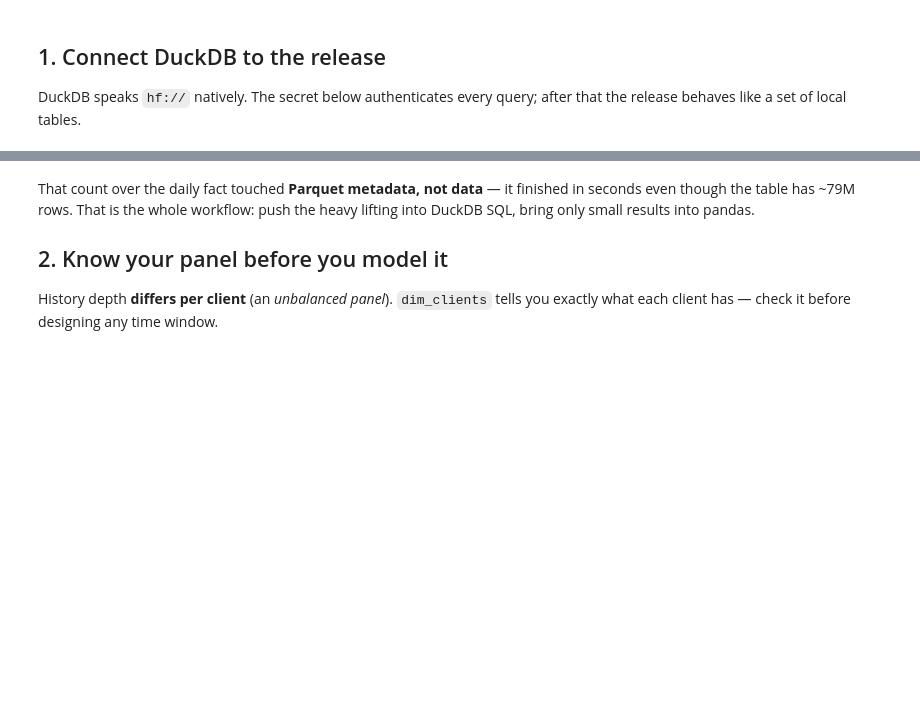
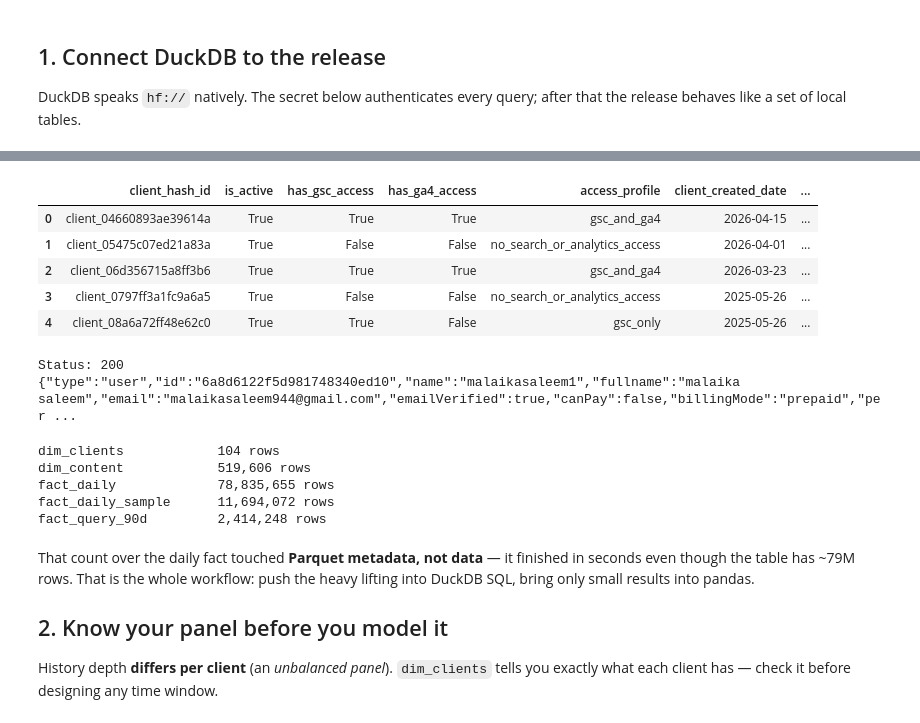
Before and after one commit to malaikasaleem944/malaika_flyrank, a Jupyter notebook: notebooks/03_working_with_the_full_release.ipynb, the cells around one changed output, grey strips where cells are left out. Cells and saved outputs as stored; diff of their text form; code cells hidden in the pictures; blank space fills up the shorter version.

```diff
--- a/notebooks/03_working_with_the_full_release.ipynb
+++ b/notebooks/03_working_with_the_full_release.ipynb
@@ -61,3 +110,45 @@ for name, src in TABLES.items():
+# %%
+test = con.sql("""
+    SELECT *
+    FROM 'hf://datasets/FlyRank/internship-warehouse/dim_clients.parquet'
+    LIMIT 5
+""").df()
+
+test
+# %% [output]
+|  | client_hash_id | is_active | has_gsc_access | has_ga4_access | access_profile | client_created_date | ... |
+| 0 | client_04660893ae39614a | True | True | True | gsc_and_ga4 | 2026-04-15 | ... |
+| 1 | client_05475c07ed21a83a | True | False | False | no_search_or_analytics_access | 2026-04-01 | ... |
+| 2 | client_06d356715a8ff3b6 | True | True | True | gsc_and_ga4 | 2026-03-23 | ... |
+| 3 | client_0797ff3a1fc9a6a5 | True | False | False | no_search_or_analytics_access | 2025-05-26 | ... |
+| 4 | client_08a6a72ff48e62c0 | True | True | False | gsc_only | 2025-05-26 | ... |
+# %%
+import requests
+
+headers = {
+    "Authorization": f"Bearer {HF_TOKEN}"
+}
+
+response = requests.get(
+    "https://huggingface.co/api/whoami-v2",
+    headers=headers
+)
+
+print("Status:", response.status_code)
+print(response.text)
+# %% [output]
+Status: 200
+{"type":"user","id":"6a8d6122f5d981748340ed10","name":"malaikasaleem1","fullname":"malaika saleem","email":"malaikasaleem944@gmail.com","emailVerified":true,"canPay":false,"billingMode":"prepaid","per ...
+# %%
+for name, src in TABLES.items():
+    n = con.sql(f"SELECT COUNT(*) FROM {src}").fetchone()[0]
+    print(f"{name:22} {n:,} rows")
+# %% [output]
+dim_clients            104 rows
+dim_content            519,606 rows
+fact_daily             78,835,655 rows
+fact_daily_sample      11,694,072 rows
+fact_query_90d         2,414,248 rows
 # %% [markdown]
 That count over the daily fact touched **Parquet metadata, not data** — it finished in seconds
 even though the table has ~79M rows. That is the whole workflow: push the heavy lifting into
```
Also changed, not shown: parts of 13 cells of this notebook.
